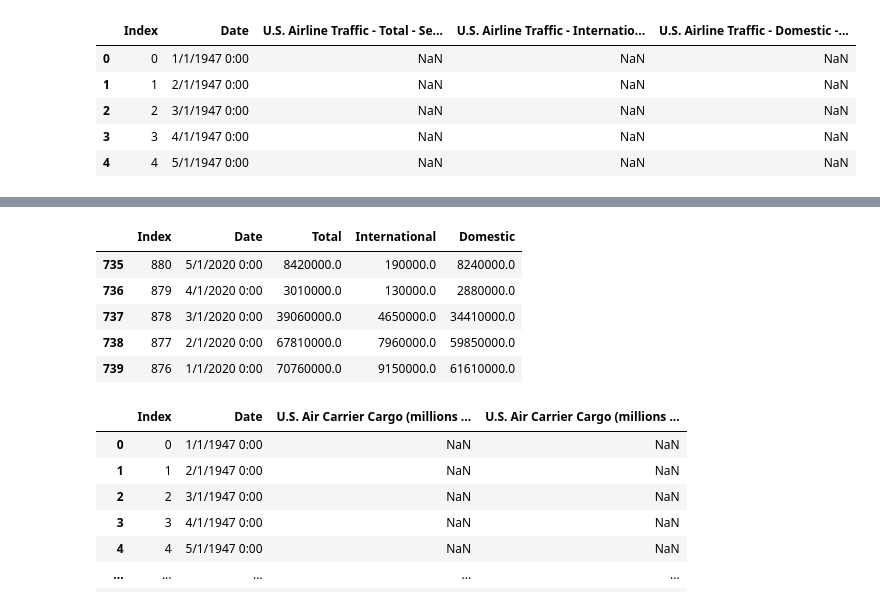
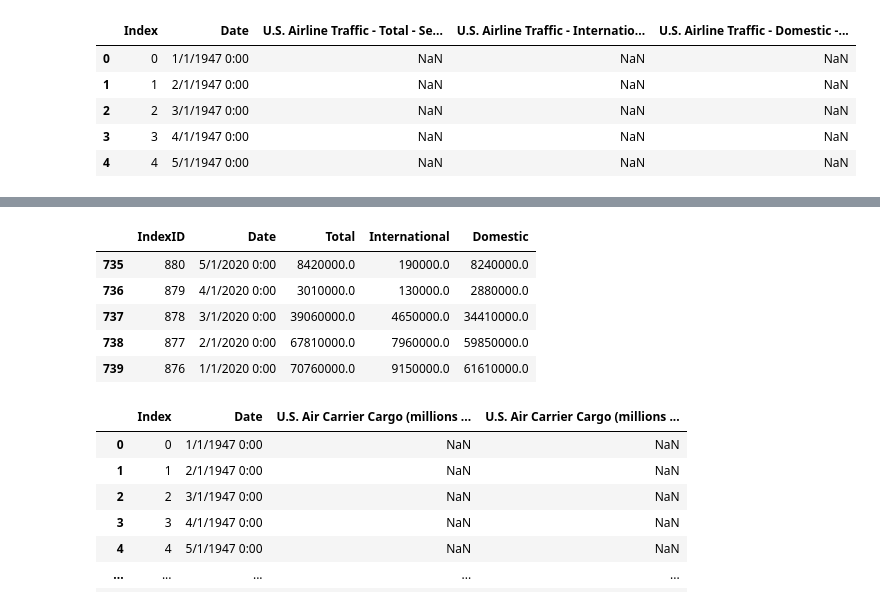
Before and after one commit to RBLevine/ETL-Project, a Jupyter notebook: CSVCleanUp/CSV_Cleanup_Final.ipynb, the cells around one changed output, grey strips where cells are left out. Saved outputs shown, nothing was run; the diff lists cells and outputs as text; code cells hidden in the pictures.

```diff
--- a/CSVCleanUp/CSV_Cleanup_Final.ipynb
+++ b/CSVCleanUp/CSV_Cleanup_Final.ipynb
@@ -306,12 +310,13 @@ airline_df
 | 775 | 840 | 1/1/2017 0:00 | 62620000.0 | 8510000.0 | 54110000.0 |
 # %%
 # Rename columns for ease
-airline_df.rename(columns = {'U.S. Airline Traffic - Total - Seasonally Adjusted':'Total',
+airline_df.rename(columns = {'Index':'IndexID',
+                             'U.S. Airline Traffic - Total - Seasonally Adjusted':'Total',
                            'U.S. Airline Traffic - International - Seasonally Adjusted':'International',
                            'U.S. Airline Traffic - Domestic - Seasonally Adjusted':'Domestic'}, inplace = True)
 airline_df.head()
 # %% [output]
-|  | Index | Date | Total | International | Domestic |
+|  | IndexID | Date | Total | International | Domestic |
 | 735 | 880 | 5/1/2020 0:00 | 8420000.0 | 190000.0 | 8240000.0 |
 | 736 | 879 | 4/1/2020 0:00 | 3010000.0 | 130000.0 | 2880000.0 |
 | 737 | 878 | 3/1/2020 0:00 | 39060000.0 | 4650000.0 | 34410000.0 |
```
Also changed, not shown: parts of 6 cells of this notebook, 6 other files.
